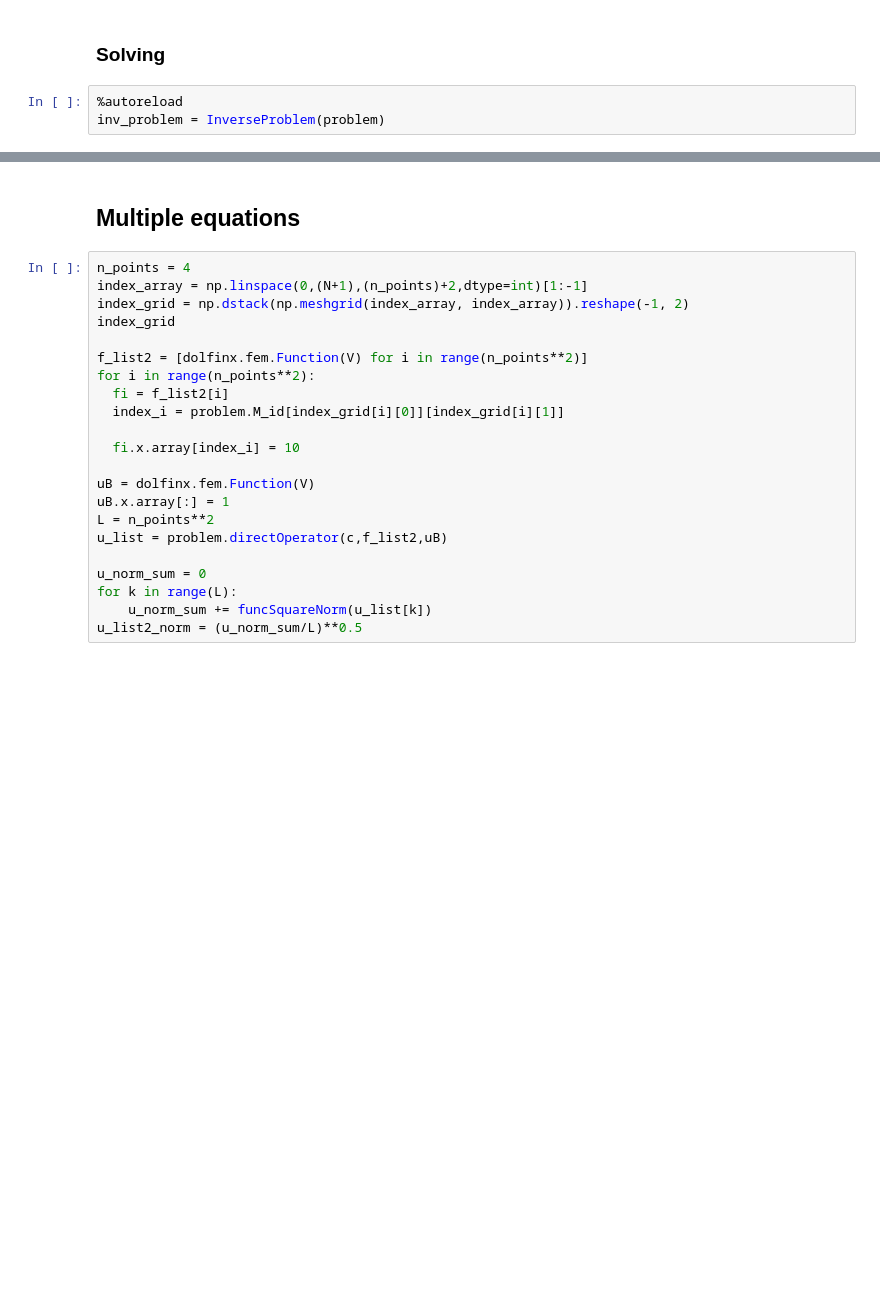
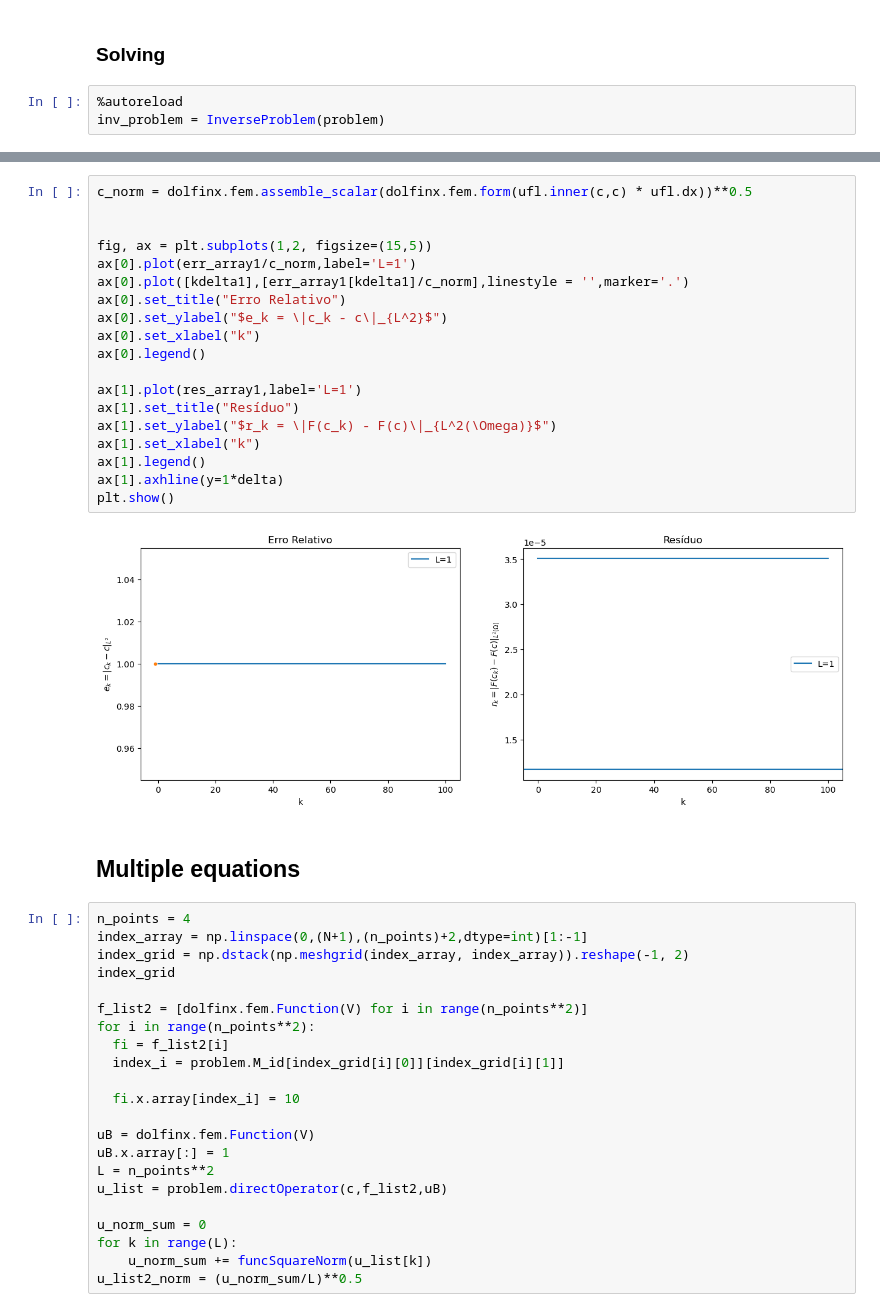
Before and after one commit to felipekriffel/inertial-iterative-regularization, a Jupyter notebook: experiments/tests-07-24.ipynb, the cells around one changed output, grey strips where cells are left out. Saved outputs shown, nothing was run; the diff lists cells and outputs as text; blank space fills up the shorter version.

```diff
--- a/experiments/tests-07-24.ipynb
+++ b/experiments/tests-07-24.ipynb
@@ -74,3 +81,24 @@ Error: error code 55
+# %%
+c_norm = dolfinx.fem.assemble_scalar(dolfinx.fem.form(ufl.inner(c,c) * ufl.dx))**0.5
+
+
+fig, ax = plt.subplots(1,2, figsize=(15,5))
+ax[0].plot(err_array1/c_norm,label='L=1')
+ax[0].plot([kdelta1],[err_array1[kdelta1]/c_norm],linestyle = '',marker='.')
+ax[0].set_title("Erro Relativo")
+ax[0].set_ylabel("$e_k = \|c_k - c\|_{L^2}$")
+ax[0].set_xlabel("k")
+ax[0].legend()
+
+ax[1].plot(res_array1,label='L=1')
+ax[1].set_title("Resíduo")
+ax[1].set_ylabel("$r_k = \|F(c_k) - F(c)\|_{L^2(\Omega)}$")
+ax[1].set_xlabel("k")
+ax[1].legend()
+ax[1].axhline(y=1*delta)
+plt.show()
+# %% [output]
+[figure, added]
 # %% [markdown]
 ## Multiple equations
 # %%
```
Also changed, not shown: parts of 5 cells of this notebook.
